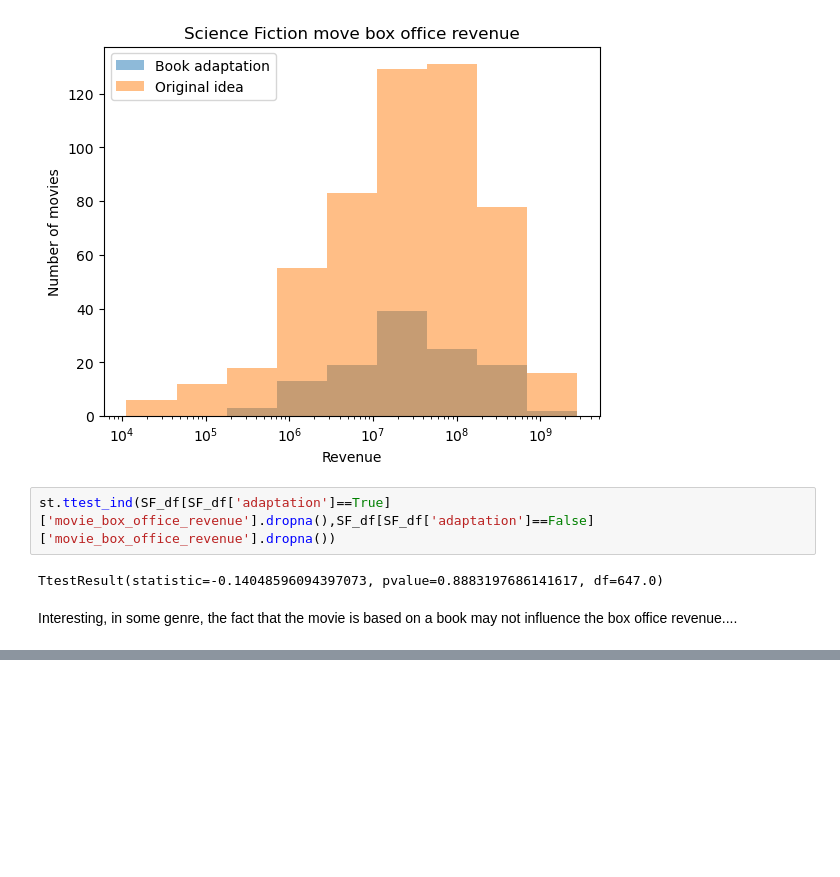
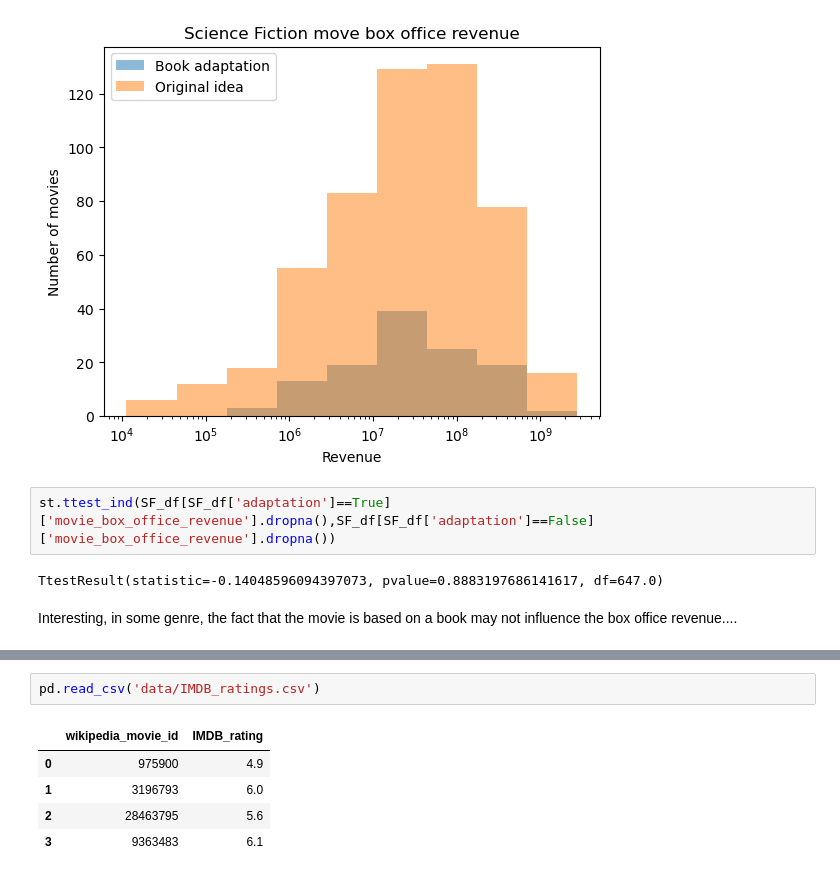
Before and after one commit to epfl-ada/ada-2023-project-team0110, a Jupyter notebook: first_analysis.ipynb, the cells around one changed output, grey strips where cells are left out. Cells and saved outputs as stored; diff of their text form; blank space fills up the shorter version.

```diff
--- a/first_analysis.ipynb
+++ b/first_analysis.ipynb
@@ -128,0 +235,8 @@ Interesting, in some genre, the fact that the movie is based on a book may not i
+# %%
+pd.read_csv('data/IMDB_ratings.csv')
+# %% [output]
+|  | wikipedia_movie_id | IMDB_rating |
+| 0 | 975900 | 4.9 |
+| 1 | 3196793 | 6.0 |
+| 2 | 28463795 | 5.6 |
+| 3 | 9363483 | 6.1 |
```
Also changed, not shown: parts of 12 cells of this notebook, 2 other files.
